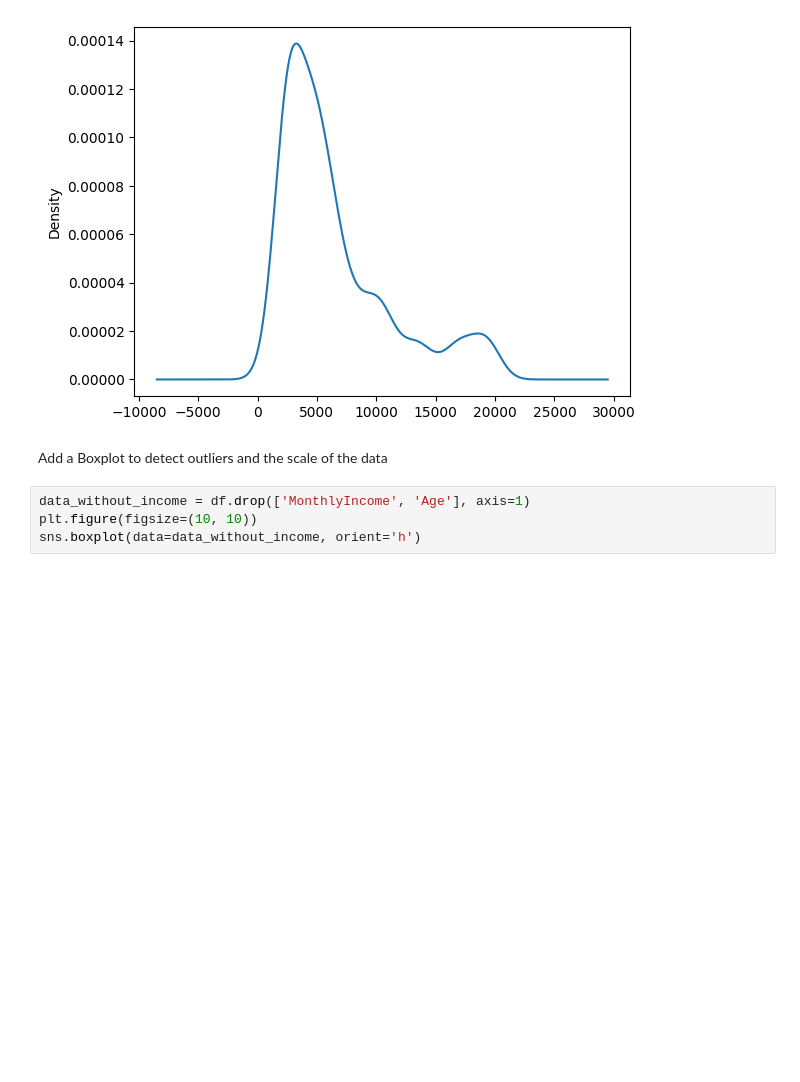
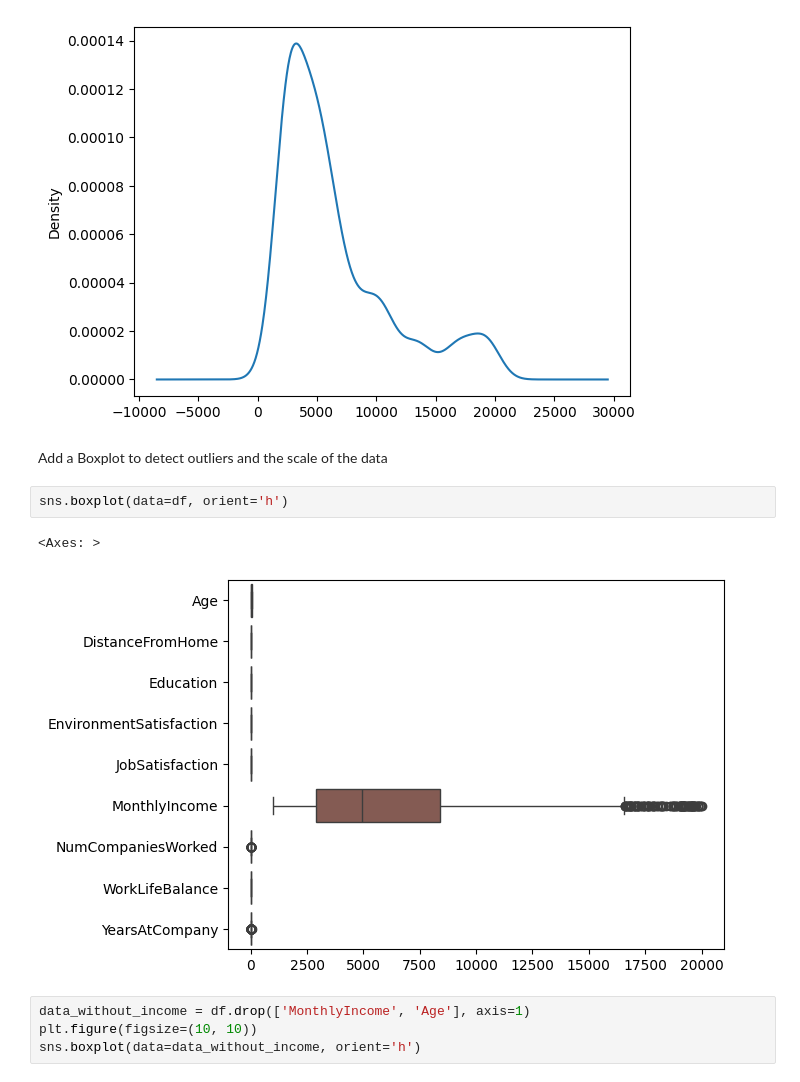
Before and after one commit to coderacheal/IBM-Attrition-Prediction, a Jupyter notebook: notebook.ipynb, the cells around one changed output. Drawn from its saved outputs; the diff is of its cells as text; blank space fills up the shorter version.

```diff
--- a/notebook.ipynb
+++ b/notebook.ipynb
@@ -176,6 +176,11 @@ df['MonthlyIncome'].plot(kind='kde')
 [figure]
 # %% [markdown]
 Add a Boxplot to detect outliers and the scale of the data
+# %%
+sns.boxplot(data=df, orient='h')
+# %% [output]
+<Axes: >
+[figure, added]
 # %%
 data_without_income = df.drop(['MonthlyIncome', 'Age'], axis=1)
 plt.figure(figsize=(10, 10))
```
Also changed, not shown: parts of 31 cells of this notebook, 2 other files.
